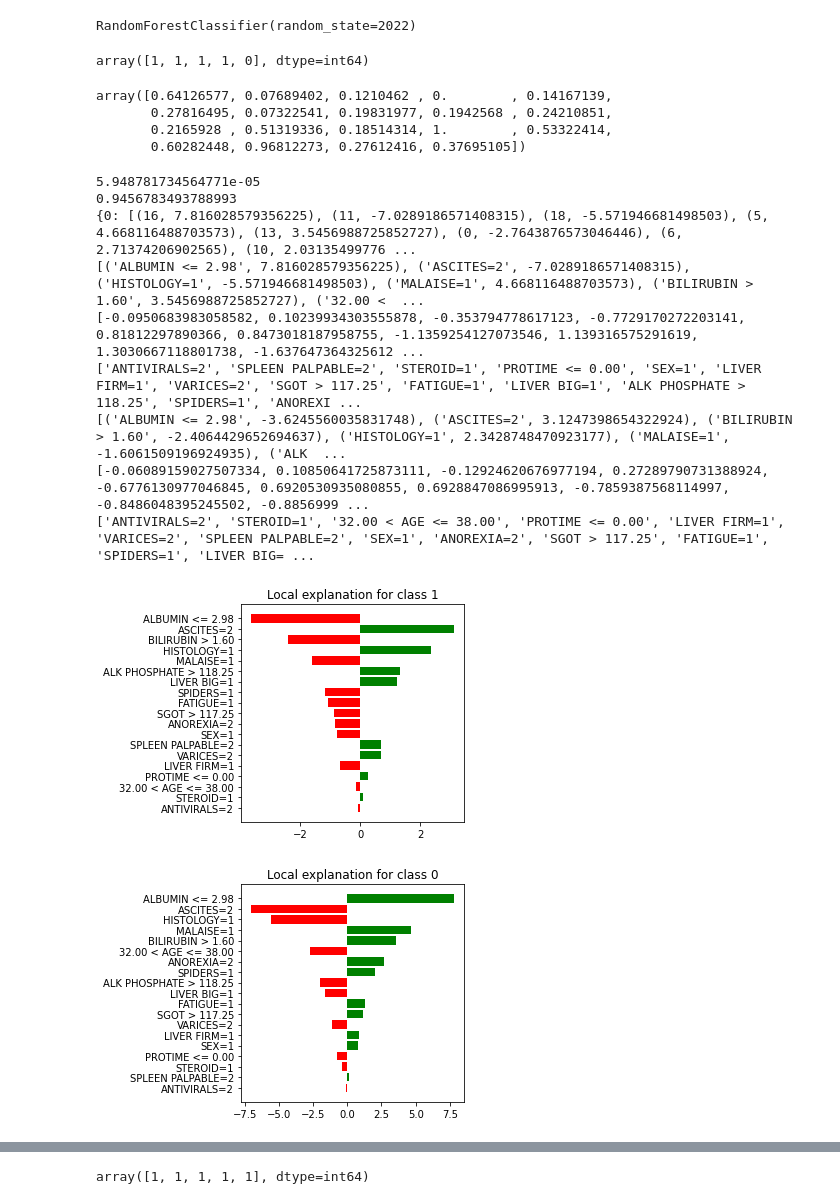
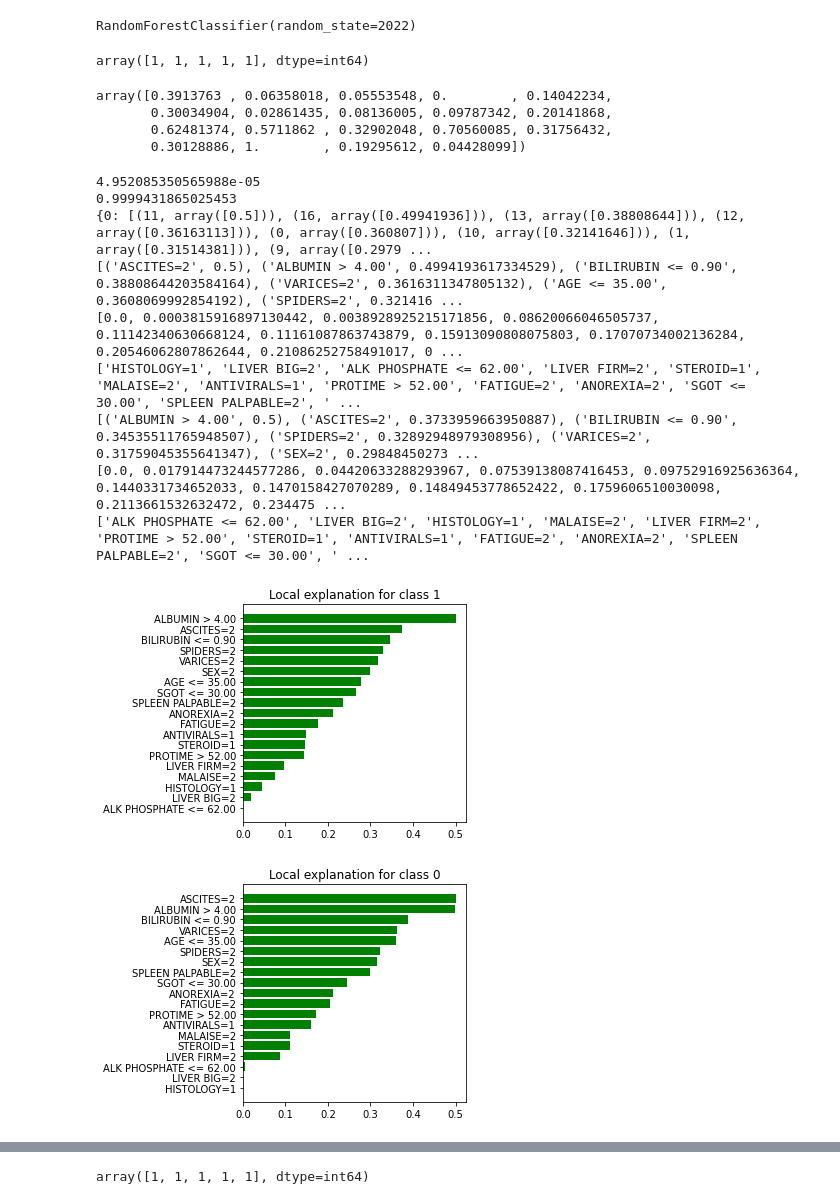
Before and after one commit to Adam-hohai/lime-modify, a Jupyter notebook: modify_test/hepatitis_AL.ipynb, the cells around one changed output, grey strips where cells are left out. Drawn from its saved outputs; the diff is of its cells as text; code cells hidden in the pictures.

```diff
--- a/modify_test/hepatitis_AL.ipynb
+++ b/modify_test/hepatitis_AL.ipynb
@@ -28,8 +28,12 @@ y = hepatitis['Class']
 from sklearn.model_selection import train_test_split
 
 train, test, labels_train, labels_test = train_test_split(X, y,
-                                                          train_size=0.70, test_size=0.30,
-                                                          random_state=2022)
+                                                          train_size=0.8,
+                                                          random_state=2022,
+                                                          stratify=y)
+
+from imblearn.over_sampling import SMOTE
+train, labels_train = SMOTE(random_state=2022).fit_resample(train, labels_train)
 # %%
 categorical_features = np.argwhere(
     np.array([len(set(X.iloc[:, x])) for x in range(X.shape[1])]) <= 10).flatten()
@@ -73,7 +77,7 @@ pred_origin = model.predict_proba(test)
 pred_origin = np.argmax(pred_origin, axis=1)
 pred_origin[:5]
 # %% [output]
-array([1, 1, 1, 1, 0], dtype=int64)
+array([1, 1, 1, 1, 1], dtype=int64)
 # %%
 from sklearn.preprocessing import MinMaxScaler
 
@@ -81,10 +85,10 @@ feature_importances = MinMaxScaler().fit_transform(model.feature_importances_.re
 feature_importances = feature_importances.flatten()
 feature_importances
 # %% [output]
-array([0.64126577, 0.07689402, 0.1210462 , 0.        , 0.14167139,
-       0.27816495, 0.07322541, 0.19831977, 0.1942568 , 0.24210851,
-       0.2165928 , 0.51319336, 0.18514314, 1.        , 0.53322414,
-       0.60282448, 0.96812273, 0.27612416, 0.37695105])
+array([0.3913763 , 0.06358018, 0.05553548, 0.        , 0.14042234,
+       0.30034904, 0.02861435, 0.08136005, 0.09787342, 0.20141868,
+       0.62481374, 0.5711862 , 0.32902048, 0.70560085, 0.31756432,
+       0.30128886, 1.        , 0.19295612, 0.04428099])
 # %%
 import lime
 import lime.lime_tabular
@@ -96,26 +100,27 @@ explainer = lime.lime_tabular.LimeTabularExplainer(train.values, feature_names=f
                                                    , mode='classification'
                                                    , random_state=2022
                                                    # , discretize_continuous = False
+                                                   , kernel='rational'
                                                    )
 # %%
 exp = explainer.explain_instance(test.values[25], model.predict_proba, num_features=19,
                                  labels=(0, 1), num_samples=5000
-                                 # , model_regressor='ensemble'
+                                 , model_regressor='ensemble'
                                  )
 print(exp.local_pred[0])
 print(exp.local_pred[1])
 print(exp.local_exp)
 exp.as_pyplot_figure(label=0)
 exp.as_pyplot_figure(label=1)
 # %% [output]
-5.948781734564771e-05
-0.9456783493788993
-{0: [(16, 7.816028579356225), (11, -7.0289186571408315), (18, -5.571946681498503), (5, 4.668116488703573), (13, 3.5456988725852727), (0, -2.7643876573046446), (6, 2.71374206902565), (10, 2.03135499776 ...
-[('ALBUMIN <= 2.98', 7.816028579356225), ('ASCITES=2', -7.0289186571408315), ('HISTOLOGY=1', -5.571946681498503), ('MALAISE=1', 4.668116488703573), ('BILIRUBIN > 1.60', 3.5456988725852727), ('32.00 <  ...
-[-0.0950683983058582, 0.10239934303555878, -0.353794778617123, -0.7729170272203141, 0.81812297890366, 0.8473018187958755, -1.1359254127073546, 1.139316575291619, 1.3030667118801738, -1.637647364325612 ...
-['ANTIVIRALS=2', 'SPLEEN PALPABLE=2', 'STEROID=1', 'PROTIME <= 0.00', 'SEX=1', 'LIVER FIRM=1', 'VARICES=2', 'SGOT > 117.25', 'FATIGUE=1', 'LIVER BIG=1', 'ALK PHOSPHATE > 118.25', 'SPIDERS=1', 'ANOREXI ...
-[('ALBUMIN <= 2.98', -3.6245560035831748), ('ASCITES=2', 3.1247398654322924), ('BILIRUBIN > 1.60', -2.4064429652694637), ('HISTOLOGY=1', 2.3428748470923177), ('MALAISE=1', -1.6061509196924935), ('ALK  ...
-[-0.06089159027507334, 0.10850641725873111, -0.12924620676977194, 0.27289790731388924, -0.6776130977046845, 0.6920530935080855, 0.6928847086995913, -0.7859387568114997, -0.8486048395245502, -0.8856999 ...
-['ANTIVIRALS=2', 'STEROID=1', '32.00 < AGE <= 38.00', 'PROTIME <= 0.00', 'LIVER FIRM=1', 'VARICES=2', 'SPLEEN PALPABLE=2', 'SEX=1', 'ANOREXIA=2', 'SGOT > 117.25', 'FATIGUE=1', 'SPIDERS=1', 'LIVER BIG= ...
+4.952085350565988e-05
+0.9999431865025453
+{0: [(11, array([0.5])), (16, array([0.49941936])), (13, array([0.38808644])), (12, array([0.36163113])), (0, array([0.360807])), (10, array([0.32141646])), (1, array([0.31514381])), (9, array([0.2979 ...
+[('ASCITES=2', 0.5), ('ALBUMIN > 4.00', 0.4994193617334529), ('BILIRUBIN <= 0.90', 0.38808644203584164), ('VARICES=2', 0.3616311347805132), ('AGE <= 35.00', 0.3608069992854192), ('SPIDERS=2', 0.321416 ...
+[0.0, 0.0003815916897130442, 0.0038928925215171856, 0.08620066046505737, 0.11142340630668124, 0.11161087863743879, 0.15913090808075803, 0.17070734002136284, 0.20546062807862644, 0.21086252758491017, 0 ...
+['HISTOLOGY=1', 'LIVER BIG=2', 'ALK PHOSPHATE <= 62.00', 'LIVER FIRM=2', 'STEROID=1', 'MALAISE=2', 'ANTIVIRALS=1', 'PROTIME > 52.00', 'FATIGUE=2', 'ANOREXIA=2', 'SGOT <= 30.00', 'SPLEEN PALPABLE=2', ' ...
+[('ALBUMIN > 4.00', 0.5), ('ASCITES=2', 0.3733959663950887), ('BILIRUBIN <= 0.90', 0.34535511765948507), ('SPIDERS=2', 0.32892948979308956), ('VARICES=2', 0.31759045355641347), ('SEX=2', 0.29848450273 ...
+[0.0, 0.017914473244577286, 0.04420633288293967, 0.07539138087416453, 0.09752916925636364, 0.1440331734652033, 0.1470158427070289, 0.14849453778652422, 0.1759606510030098, 0.2113661532632472, 0.234475 ...
+['ALK PHOSPHATE <= 62.00', 'LIVER BIG=2', 'HISTOLOGY=1', 'MALAISE=2', 'LIVER FIRM=2', 'PROTIME > 52.00', 'STEROID=1', 'ANTIVIRALS=1', 'FATIGUE=2', 'ANOREXIA=2', 'SPLEEN PALPABLE=2', 'SGOT <= 30.00', ' ...
-[figure, old version]
+[figure, new version]
-[figure, old version]
+[figure, new version]
```
Also changed, not shown: parts of 6 cells of this notebook, 7 other files.
